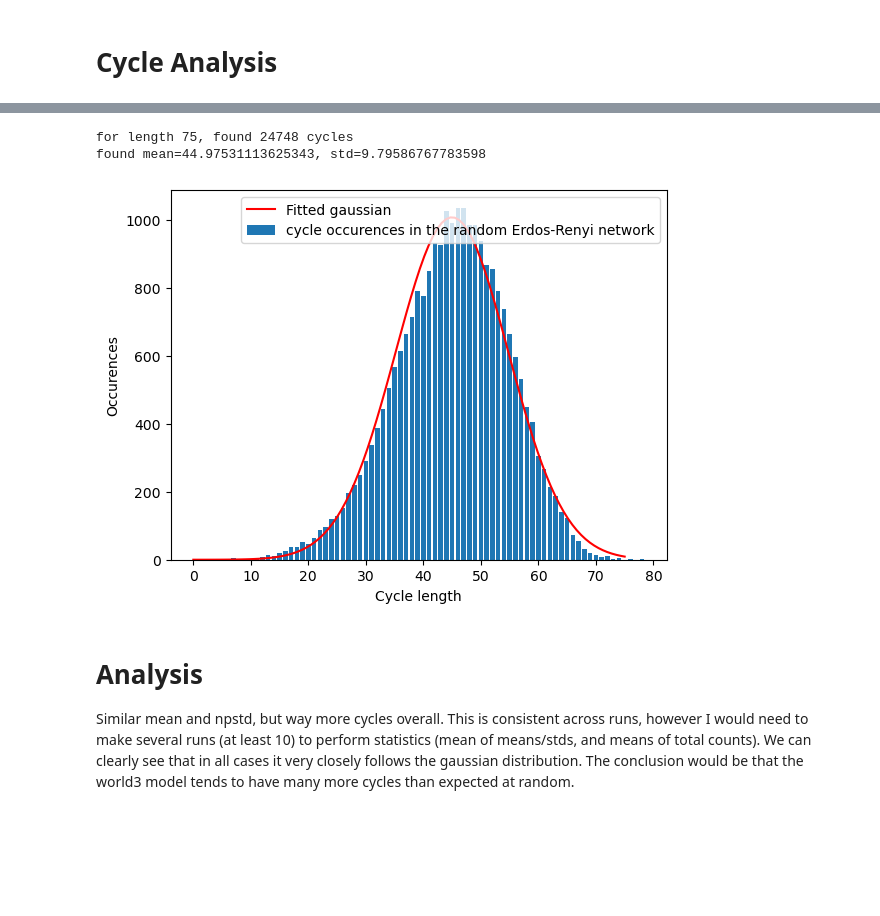
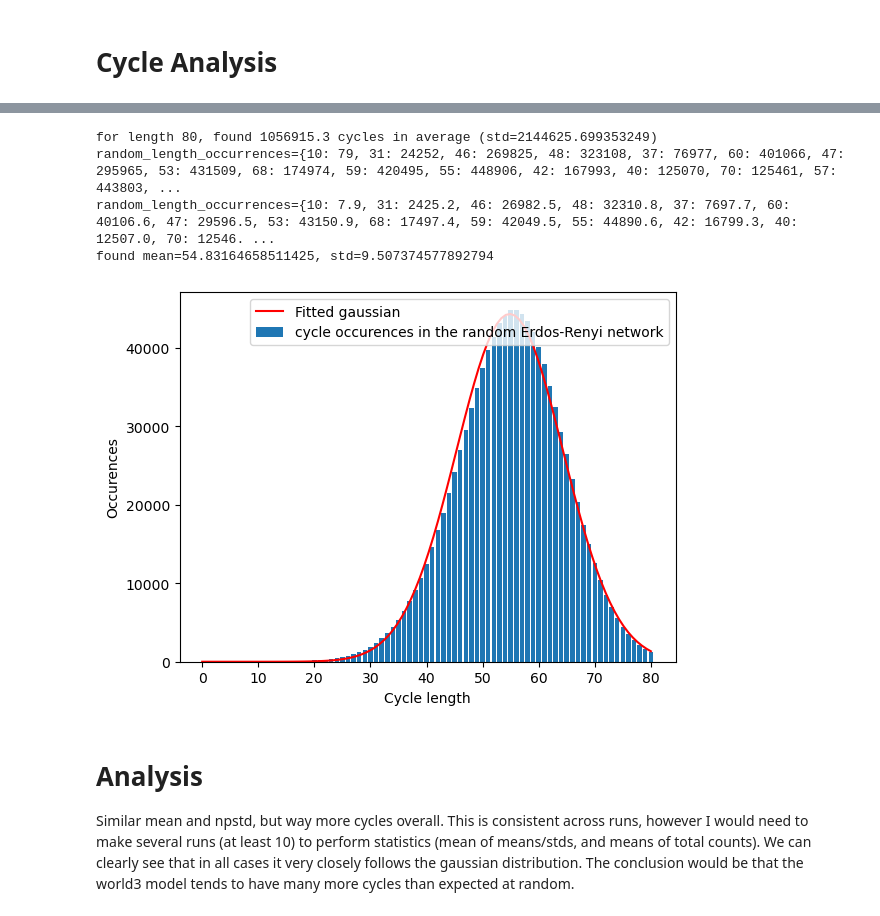
Before and after one commit to TalosSources/CIVIL-534-Project, a Jupyter notebook: cycle_analysis.ipynb, the cells around one changed output, grey strips where cells are left out. Cells and saved outputs as stored; diff of their text form; code cells hidden in the pictures; blank space fills up the shorter version.

```diff
--- a/cycle_analysis.ipynb
+++ b/cycle_analysis.ipynb
@@ -116,37 +137,48 @@ By comparison, world3 features 163 strongly connected components
 # %%
-random_total_count = len(random_directed_cycles)
-print(f"for length {length_bound}, found {random_total_count} cycles")
+random_directed_cycles_count_list = np.array([len(cycle_lengths) for cycle_lengths in random_directed_cycles_lengths_list])
+
+length_bound=80
+random_mean_count = random_directed_cycles_count_list.mean()
+random_std_count = random_directed_cycles_count_list.std()
+print(f"for length {length_bound}, found {random_mean_count} cycles in average (std={random_std_count})")
+
 
 random_length_occurrences = {}
-for cycle in random_directed_cycles:
-    length = len(cycle)
-    if random_length_occurrences.get(length) is None:
-        random_length_occurrences[length] = 0
-    random_length_occurrences[length] += 1
-plt.bar(random_length_occurrences.keys(), random_length_occurrences.values(), label="cycle occurences in the random Erdos-Renyi network")
+for random_directed_cycles_lengths in random_directed_cycles_lengths_list:
+    for cycle_length in random_directed_cycles_lengths:
+        if random_length_occurrences.get(cycle_length) is None:
+            random_length_occurrences[cycle_length] = 0
+        random_length_occurrences[cycle_length] += 1
+print(f"random_length_occurrences={random_length_occurrences}")
+for length, occ in random_length_occurrences.items():
+    random_length_occurrences[length] = occ / random_samples
+print(f"random_length_occurrences={random_length_occurrences}")
 
 random_mean = 0
 for length, occ in random_length_occurrences.items():
     random_mean += length * occ
-random_mean = random_mean / random_total_count
+random_mean = random_mean / random_mean_count
 
 random_std = 0
 for length, occ in random_length_occurrences.items():
     random_std += ((length - random_mean) ** 2) * occ
-random_std = (random_std / random_total_count) ** 0.5
+random_std = (random_std / random_mean_count) ** 0.5
 
 print(f"found mean={random_mean}, std={random_std}")
 
+plt.bar(random_length_occurrences.keys(), random_length_occurrences.values(), label="cycle occurences in the random Erdos-Renyi network")
 x = np.linspace(0, length_bound, 100)
-plt.plot(x, random_total_count * stats.norm.pdf(x, random_mean, random_std), label='Fitted gaussian', color='red')
+plt.plot(x, random_mean_count * stats.norm.pdf(x, random_mean, random_std), label='Fitted gaussian', color='red')
 plt.xlabel("Cycle length")
 plt.ylabel("Occurences")
 plt.legend()
 plt.show()
 # %% [output]
-for length 75, found 24748 cycles
-found mean=44.97531113625343, std=9.79586767783598
+for length 80, found 1056915.3 cycles in average (std=2144625.699353249)
+random_length_occurrences={10: 79, 31: 24252, 46: 269825, 48: 323108, 37: 76977, 60: 401066, 47: 295965, 53: 431509, 68: 174974, 59: 420495, 55: 448906, 42: 167993, 40: 125070, 70: 125461, 57: 443803, ...
+random_length_occurrences={10: 7.9, 31: 2425.2, 46: 26982.5, 48: 32310.8, 37: 7697.7, 60: 40106.6, 47: 29596.5, 53: 43150.9, 68: 17497.4, 59: 42049.5, 55: 44890.6, 42: 16799.3, 40: 12507.0, 70: 12546. ...
+found mean=54.83164658511425, std=9.507374577892794
-[figure, old version]
+[figure, new version]
 # %% [markdown]
 # Analysis
 Similar mean and npstd, but way more cycles overall. This is consistent across runs, however I would need to make several runs (at least 10) to perform statistics (mean of means/stds, and means of total counts).
```
Also changed, not shown: parts of 6 cells of this notebook, 3 other files.
